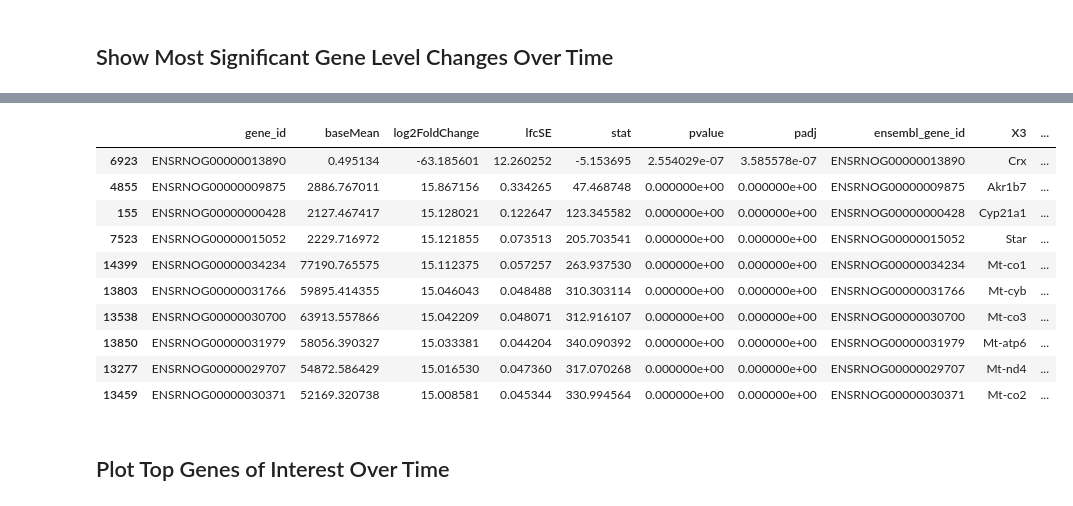
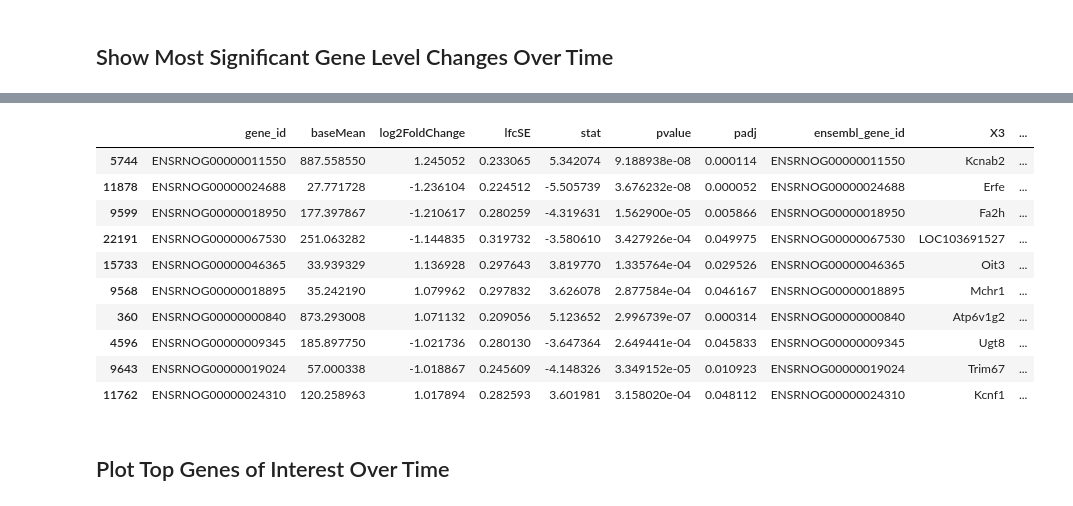
Before and after one commit to pachterlab/OP_2025, a Jupyter notebook: analysis_scripts/DEseq.ipynb, the cells around one changed output, grey strips where cells are left out. Saved outputs shown, nothing was run; the diff lists cells and outputs as text; code cells hidden in the pictures.

```diff
--- a/analysis_scripts/DEseq.ipynb
+++ b/analysis_scripts/DEseq.ipynb
@@ -144,7 +142,7 @@ inference = DefaultInference()
 gene_dds = DeseqDataSet(
     counts=adata.layers['counts'],
     metadata=adata.obs[['nid', 'tissue', 'sex', 'time']],
-    design = '~tissue + sex + time + tissue:time',
+    design = '~(tissue + sex) * (time)',
     inference=inference,
 )
 gene_dds.deseq2()
@@ -181,0 +171,38 @@ array([1., 0., 0., 0., 0., 0., 0., 0., 0., 0., 0., 0., 0., 0., 0., 0., 0.,
+# %%
+from patsy import dmatrix
+
+def contraster(dds_coldata, design_formula, group1, group2, weighted=False):
+    """
+    dds_coldata: pandas DataFrame (equivalent to colData(dds))
+    design_formula: string formula (e.g. '~ condition + batch')
+    group1: list of lists, where each list contains a column name followed by values
+    group2: same as group1
+    weighted: boolean flag for including duplicate rows
+    """
+
+    # Create model matrix
+    mod_mat = dmatrix(design_formula, dds_coldata, return_type='dataframe')
+
+    # Logical index for group1
+    grp1_rows = [dds_coldata[g[0]].isin(g[1:]) for g in group1]
+    grp1_mask = np.logical_and.reduce(grp1_rows)
+
+    # Logical index for group2
+    grp2_rows = [dds_coldata[g[0]].isin(g[1:]) for g in group2]
+    grp2_mask = np.logical_and.reduce(grp2_rows)
+
+    # Subset model matrices
+    mod_mat1 = mod_mat.loc[grp1_mask]
+    mod_mat2 = mod_mat.loc[grp2_mask]
+
+    if not weighted:
+        mod_mat1 = mod_mat1.drop_duplicates()
+        mod_mat2 = mod_mat2.drop_duplicates()
+
+    # Return the difference in column means
+    return (mod_mat1.mean() - mod_mat2.mean()).to_numpy()
+# %%
+contrast_vector = contraster(transcript_dds.obs[['nid', 'tissue', 'sex', 'time']], '~(tissue + sex) * (time)',
+          group1=[['tissue', 'SKM-GN'], ['time', 8]],
+          group2=[['tissue', 'SKM-GN'], ['time', 0]])
+contrast_vector
@@ -277,7 +306,7 @@ gene_res = pd.merge(gene_res, gene_meta, left_on='gene_id', right_on='ensembl_ge
 # %% [markdown]
 ## Show Most Significant Gene Level Changes Over Time
 # %%
-gene_filtered = gene_res[(gene_res.padj < .05) & (np.abs(gene_res.log2FoldChange) > 10)]
+gene_filtered = gene_res[(gene_res.padj < .05)]
 old_genes = gene_filtered[genes_in_original(gene_filtered.gene_id.values, og_supp_table=4)]
 new_genes = gene_filtered[[x not in old_genes.gene_id.values for x in gene_filtered.gene_id.values]]
 print(gene_filtered.shape, old_genes.shape, new_genes.shape)
@@ -295,16 +321,16 @@ old_genes.sort_values(['log2FoldChange'], ascending=False, key=abs).iloc[0:5,:]
 # %%
-new_genes.sort_values(['log2FoldChange'], ascending=False, key=abs).iloc[0:10,:]
+new_genes.sort_values(['log2FoldChange'], ascending=False, key=abs).iloc[15:25,:]
 # %% [output]
 |  | gene_id | baseMean | log2FoldChange | lfcSE | stat | pvalue | padj | ensembl_gene_id | X3 | ... |
-| 6923 | ENSRNOG00000013890 | 0.495134 | -63.185601 | 12.260252 | -5.153695 | 2.554029e-07 | 3.585578e-07 | ENSRNOG00000013890 | Crx | ... |
-| 4855 | ENSRNOG00000009875 | 2886.767011 | 15.867156 | 0.334265 | 47.468748 | 0.000000e+00 | 0.000000e+00 | ENSRNOG00000009875 | Akr1b7 | ... |
-| 155 | ENSRNOG00000000428 | 2127.467417 | 15.128021 | 0.122647 | 123.345582 | 0.000000e+00 | 0.000000e+00 | ENSRNOG00000000428 | Cyp21a1 | ... |
-| 7523 | ENSRNOG00000015052 | 2229.716972 | 15.121855 | 0.073513 | 205.703541 | 0.000000e+00 | 0.000000e+00 | ENSRNOG00000015052 | Star | ... |
-| 14399 | ENSRNOG00000034234 | 77190.765575 | 15.112375 | 0.057257 | 263.937530 | 0.000000e+00 | 0.000000e+00 | ENSRNOG00000034234 | Mt-co1 | ... |
-| 13803 | ENSRNOG00000031766 | 59895.414355 | 15.046043 | 0.048488 | 310.303114 | 0.000000e+00 | 0.000000e+00 | ENSRNOG00000031766 | Mt-cyb | ... |
-| 13538 | ENSRNOG00000030700 | 63913.557866 | 15.042209 | 0.048071 | 312.916107 | 0.000000e+00 | 0.000000e+00 | ENSRNOG00000030700 | Mt-co3 | ... |
-| 13850 | ENSRNOG00000031979 | 58056.390327 | 15.033381 | 0.044204 | 340.090392 | 0.000000e+00 | 0.000000e+00 | ENSRNOG00000031979 | Mt-atp6 | ... |
-| 13277 | ENSRNOG00000029707 | 54872.586429 | 15.016530 | 0.047360 | 317.070268 | 0.000000e+00 | 0.000000e+00 | ENSRNOG00000029707 | Mt-nd4 | ... |
-| 13459 | ENSRNOG00000030371 | 52169.320738 | 15.008581 | 0.045344 | 330.994564 | 0.000000e+00 | 0.000000e+00 | ENSRNOG00000030371 | Mt-co2 | ... |
+| 5744 | ENSRNOG00000011550 | 887.558550 | 1.245052 | 0.233065 | 5.342074 | 9.188938e-08 | 0.000114 | ENSRNOG00000011550 | Kcnab2 | ... |
+| 11878 | ENSRNOG00000024688 | 27.771728 | -1.236104 | 0.224512 | -5.505739 | 3.676232e-08 | 0.000052 | ENSRNOG00000024688 | Erfe | ... |
+| 9599 | ENSRNOG00000018950 | 177.397867 | -1.210617 | 0.280259 | -4.319631 | 1.562900e-05 | 0.005866 | ENSRNOG00000018950 | Fa2h | ... |
+| 22191 | ENSRNOG00000067530 | 251.063282 | -1.144835 | 0.319732 | -3.580610 | 3.427926e-04 | 0.049975 | ENSRNOG00000067530 | LOC103691527 | ... |
+| 15733 | ENSRNOG00000046365 | 33.939329 | 1.136928 | 0.297643 | 3.819770 | 1.335764e-04 | 0.029526 | ENSRNOG00000046365 | Oit3 | ... |
+| 9568 | ENSRNOG00000018895 | 35.242190 | 1.079962 | 0.297832 | 3.626078 | 2.877584e-04 | 0.046167 | ENSRNOG00000018895 | Mchr1 | ... |
+| 360 | ENSRNOG00000000840 | 873.293008 | 1.071132 | 0.209056 | 5.123652 | 2.996739e-07 | 0.000314 | ENSRNOG00000000840 | Atp6v1g2 | ... |
+| 4596 | ENSRNOG00000009345 | 185.897750 | -1.021736 | 0.280130 | -3.647364 | 2.649441e-04 | 0.045833 | ENSRNOG00000009345 | Ugt8 | ... |
+| 9643 | ENSRNOG00000019024 | 57.000338 | -1.018867 | 0.245609 | -4.148326 | 3.349152e-05 | 0.010923 | ENSRNOG00000019024 | Trim67 | ... |
+| 11762 | ENSRNOG00000024310 | 120.258963 | 1.017894 | 0.282593 | 3.601981 | 3.158020e-04 | 0.048112 | ENSRNOG00000024310 | Kcnf1 | ... |
 # %% [markdown]
 ## Plot Top Genes of Interest Over Time
```
Also changed, not shown: parts of 25 cells of this notebook, 18 other files.
